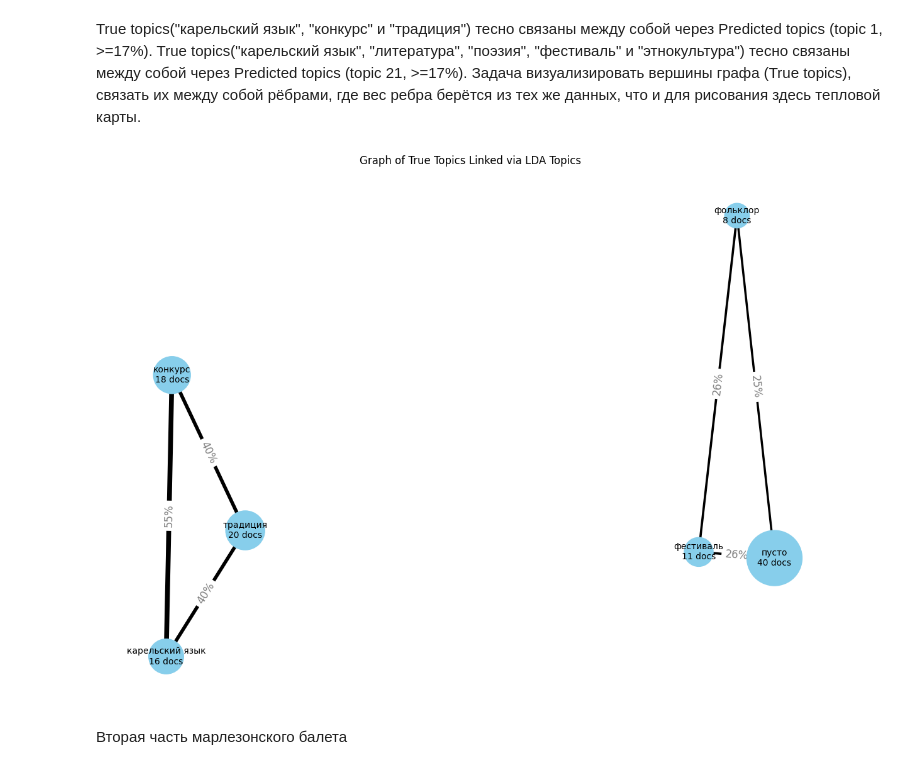
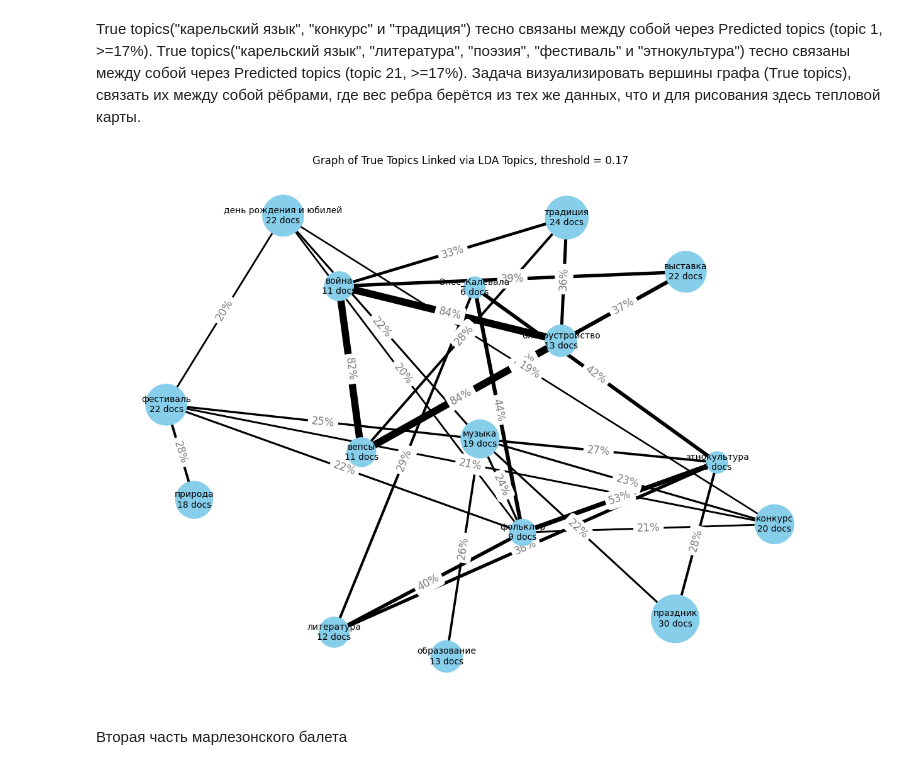
Before and after one commit to componavt/sns4human, a Jupyter notebook: src/vk/nlp/scikit_LDA_topics.ipynb, the cells around one changed output. Saved outputs shown, nothing was run; the diff lists cells and outputs as text; code cells hidden in the pictures.

Commit message:
+ threshold parameter

```diff
--- a/src/vk/nlp/scikit_LDA_topics.ipynb
+++ b/src/vk/nlp/scikit_LDA_topics.ipynb
@@ -6,6 +6,16 @@ filename = '512_posts_24_topics.csv'
 
 # the number of topics the Latent Dirichlet Allocation (LDA) model must extract from the set of documents
 n_components = 24
+
+# объём тестовой выборки, test_size=0.2 (20% test, 80% evaluation)
+# test_size=0.2
+test_size=0.01 # почти все посты идут на обучение LDA и рисование графа
+
+# using threshold per predicted topic (in Graph Step 3: adding edges)
+threshold = 0.17
+#threshold = 0.23
+#threshold = 0.30
+# threshold = 0.38 0.35
 # %%
 import pandas as pd
 import nltk
@@ -122,7 +124,7 @@ Requirement already satisfied: dawg2-python>=0.8.0 in /usr/local/lib/python3.11/
 Requirement already satisfied: pymorphy3-dicts-ru in /usr/local/lib/python3.11/dist-packages (from pymorphy3) (2.4.417150.4580142)
 # %%
 from sklearn.model_selection import train_test_split
-train_docs, test_docs = train_test_split(df, test_size=0.2, random_state=42, shuffle=True) # посчитать точность на тестовой сотне
+train_docs, test_docs = train_test_split(df, test_size=test_size, random_state=42, shuffle=True)
 
 unique_topics = sorted(train_docs['topic'].unique())  # sort topics by name
 #print(f"Total topics: {len(unique_topics)}")
@@ -316,7 +318,7 @@ for topic in confusion_matrix.index:
     G.add_node(topic, size=doc_counts.get(topic, 1))
 
 # Step 3: add edges using threshold per predicted topic
-threshold = 0.23
+# threshold = 0.23
 for col in confusion_matrix.columns:
     related = confusion_matrix[confusion_matrix[col] >= threshold].index.tolist()
     for i in range(len(related)):
@@ -329,37 +331,37 @@ for col in confusion_matrix.columns:
                 G.add_edge(u, v, weight=weight)
 
 # Step 4: choose graph to visualize
 if keep_only_connected:
     components = [c for c in nx.connected_components(G) if len(c) > 1]
     G_sub = G.subgraph(set().union(*components)).copy()
 else:
     G_sub = G.copy()
 
-# Step 5: visualize the graph
-pos = nx.spring_layout(G_sub, seed=42)
+# Step 5: visualize the graph, k=1.5 - scale of distance between nodes
+pos = nx.spring_layout(G_sub, seed=42, k=1.5)
 node_sizes = [G_sub.nodes[n]['size'] * 100 for n in G_sub.nodes]
 
 plt.figure(figsize=(12, 9))
 
 nx.draw_networkx_nodes(G_sub, pos, node_size=node_sizes, node_color='skyblue')
 
 labels = {n: f"{n}\n{G_sub.nodes[n]['size']} docs" for n in G_sub.nodes}
 nx.draw_networkx_labels(G_sub, pos, labels=labels, font_size=10)
 
 edges = G_sub.edges(data=True)
 
 weights = [d['weight'] * 10 for (_, _, d) in edges]
 nx.draw_networkx_edges(G_sub, pos, width=weights)
 
 edge_labels = {(u, v): f"{d['weight']*100:.0f}%" for u, v, d in edges}
 nx.draw_networkx_edge_labels(G_sub, pos, edge_labels=edge_labels, font_color='gray', font_size=12)
 
 plt.axis('off')
-plt.title("Graph of True Topics Linked via LDA Topics")
+plt.title("Graph of True Topics Linked via LDA Topics, threshold = "+str(threshold))
 plt.tight_layout()
 plt.show()
 # %% [output]
-[figure, old version]
+[figure, new version]
 # %% [markdown]
 Вторая часть марлезонского балета
 # %%
```
Also changed, not shown: parts of 6 cells of this notebook.
